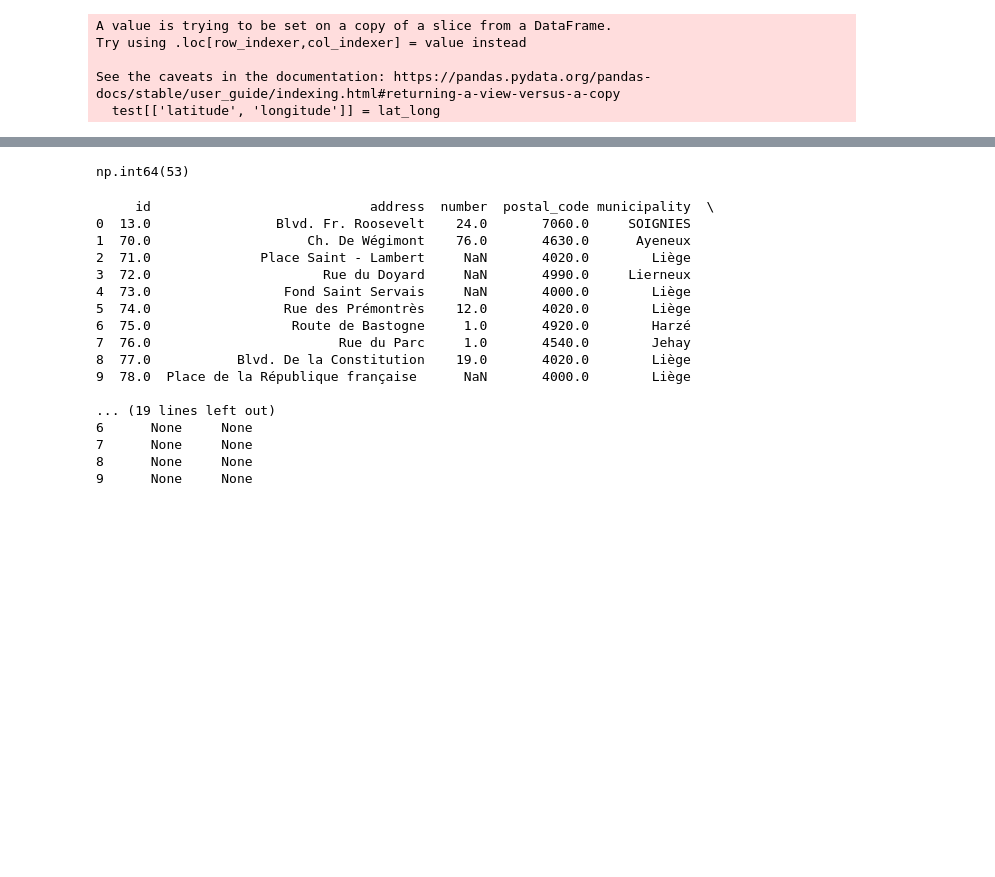
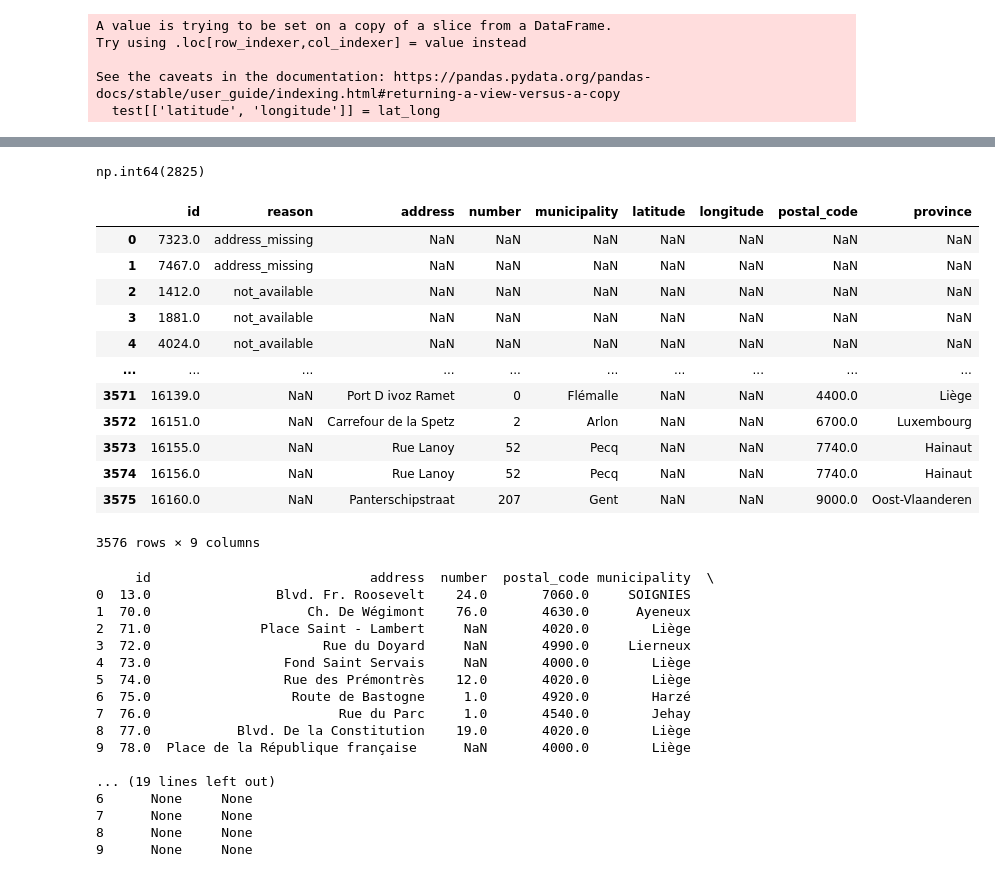
Before and after one commit to Elouan-Debels/MDAProject, a Jupyter notebook: data cleaning.ipynb, the cells around one changed output, grey strips where cells are left out. Drawn from its saved outputs; the diff is of its cells as text; code cells hidden in the pictures; blank space fills up the shorter version.

```diff
--- a/data cleaning.ipynb
+++ b/data cleaning.ipynb
@@ -693,8 +878,33 @@ geocoded_results
+# %%
+#add the id back because it accidentally got removed
+geocoded_results['id'] = aed_locations_cleaned['id']
+# %%
+missing_latitude = geocoded_results[geocoded_results['latitude'].isna()]
+removed_AED = pd.concat([removed_AED, missing_latitude], ignore_index=True)
 # %%
-nacount = test['latitude'].isna().sum()
+#for a substantial amount the coordinates could not be found (almost 20%). Upon inspecting some instances for which this is the
+#case, it seems to be so because the address was not properly named (for example Ch. De Wégimont, instead of chemin De Wégimont or De Wégimont street).
+#for a data set of 14 476, it is infeasable to manually correct these names. We will thus remove these AED's from the analysis.
+nacount = geocoded_results['latitude'].isna().sum()
 nacount
 # %% [output]
-np.int64(53)
+np.int64(2825)
+# %%
+removed_AED
+# %% [output]
+|  | id | reason | address | number | municipality | latitude | longitude | postal_code | province |
+| 0 | 7323.0 | address_missing | NaN | NaN | NaN | NaN | NaN | NaN | NaN |
+| 1 | 7467.0 | address_missing | NaN | NaN | NaN | NaN | NaN | NaN | NaN |
+| 2 | 1412.0 | not_available | NaN | NaN | NaN | NaN | NaN | NaN | NaN |
+| 3 | 1881.0 | not_available | NaN | NaN | NaN | NaN | NaN | NaN | NaN |
+| 4 | 4024.0 | not_available | NaN | NaN | NaN | NaN | NaN | NaN | NaN |
+| ... | ... | ... | ... | ... | ... | ... | ... | ... | ... |
+| 3571 | 16139.0 | NaN | Port D ivoz Ramet | 0 | Flémalle | NaN | NaN | 4400.0 | Liège |
+| 3572 | 16151.0 | NaN | Carrefour de la Spetz | 2 | Arlon | NaN | NaN | 6700.0 | Luxembourg |
+| 3573 | 16155.0 | NaN | Rue Lanoy | 52 | Pecq | NaN | NaN | 7740.0 | Hainaut |
+| 3574 | 16156.0 | NaN | Rue Lanoy | 52 | Pecq | NaN | NaN | 7740.0 | Hainaut |
+| 3575 | 16160.0 | NaN | Panterschipstraat | 207 | Gent | NaN | NaN | 9000.0 | Oost-Vlaanderen |
+3576 rows × 9 columns
 # %%
 test.head()
 # %%
```
Also changed, not shown: parts of 3 cells of this notebook.
